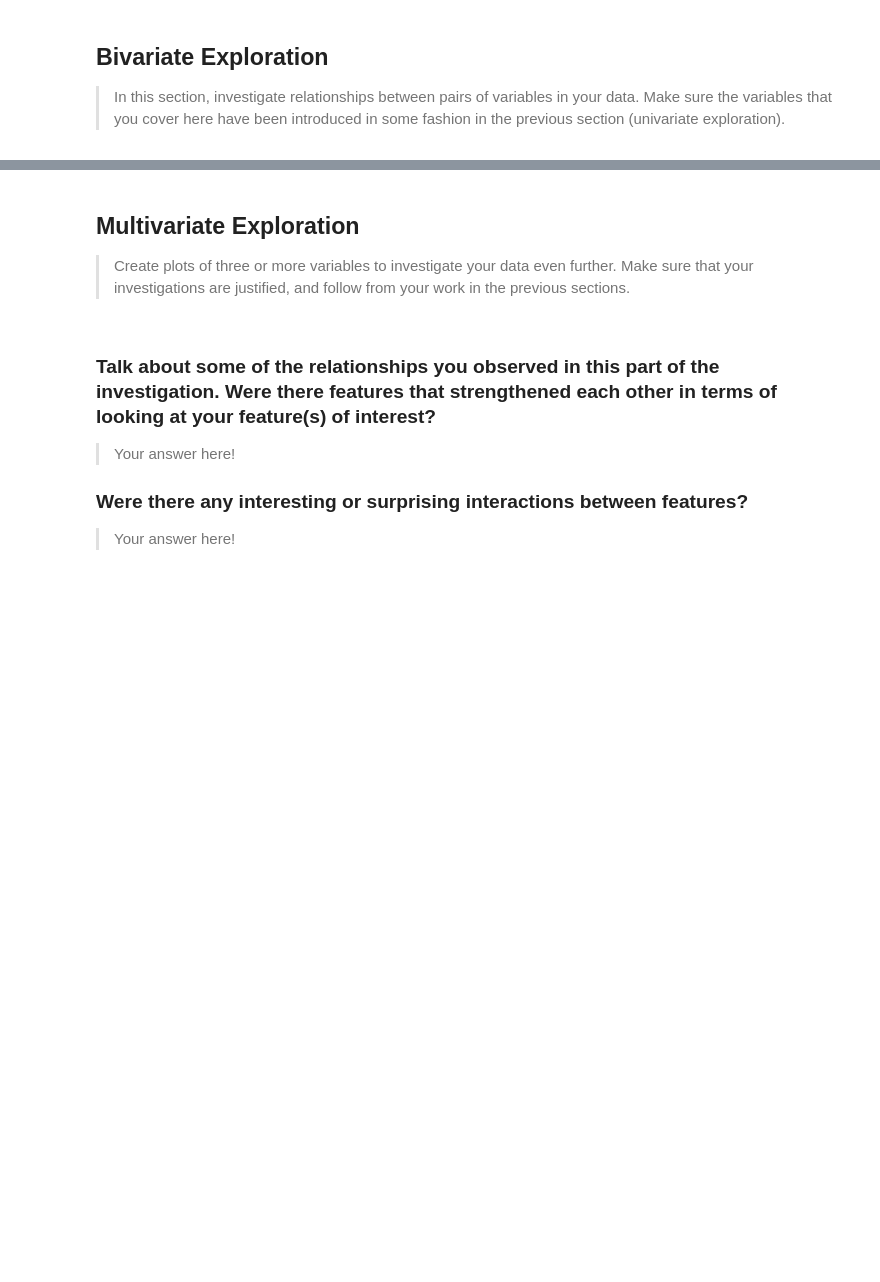
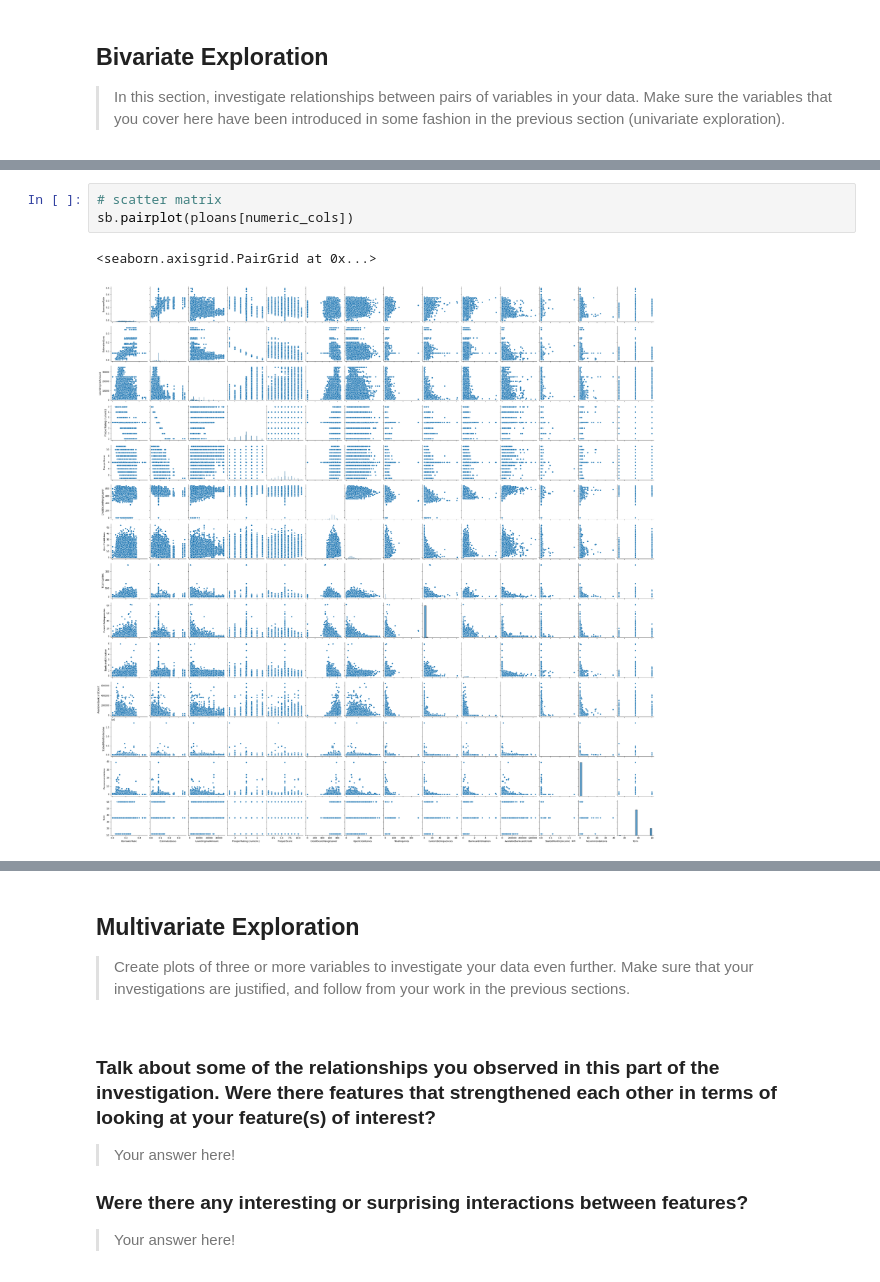
Before and after one commit to 3liud/loan-dataset-exploratoration, a Jupyter notebook: Notebooks/Part_I_exploration_template.ipynb, the cells around one changed output, grey strips where cells are left out. Saved outputs shown, nothing was run; the diff lists cells and outputs as text; blank space fills up the shorter version.

```diff
--- a/Notebooks/Part_I_exploration_template.ipynb
+++ b/Notebooks/Part_I_exploration_template.ipynb
@@ -232,0 +262,6 @@ fashion in the previous section (univariate exploration).
+# %%
+# scatter matrix
+sb.pairplot(ploans[numeric_cols])
+# %% [output]
+<seaborn.axisgrid.PairGrid at 0x...>
+[figure, added]
```
Also changed, not shown: parts of 19 cells of this notebook.
